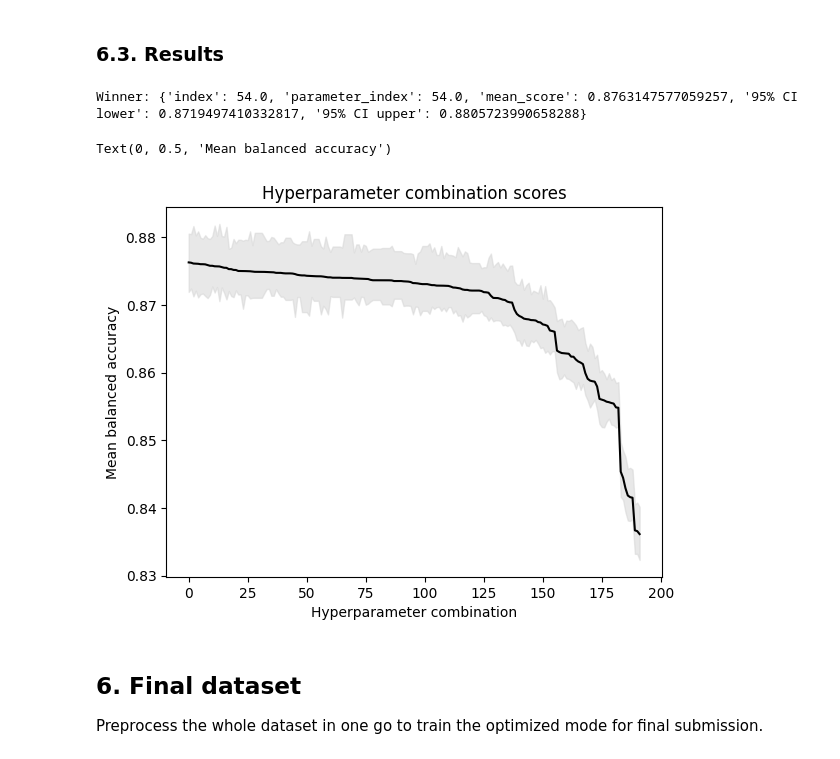
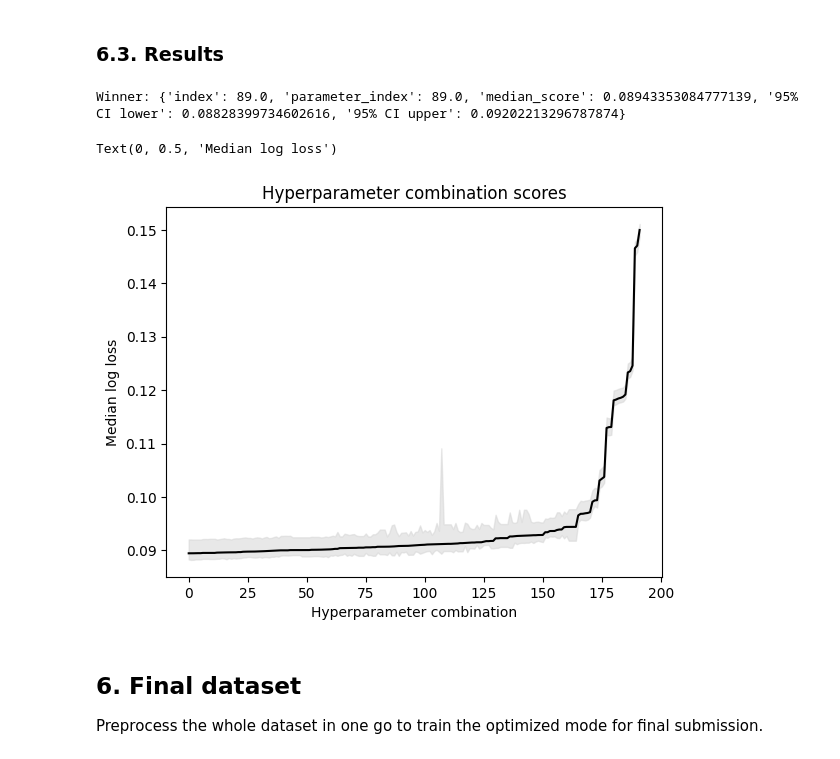
Before and after one commit to gperdrizet/student-health-risk, a Jupyter notebook: notebooks/03-data-preprocessing.ipynb, the cells around one changed output. Cells and saved outputs as stored; diff of their text form; code cells hidden in the pictures.

```diff
--- a/notebooks/03-data-preprocessing.ipynb
+++ b/notebooks/03-data-preprocessing.ipynb
@@ -96,11 +95,9 @@ continuous_features = metadata['continuous_features']
 high_cardinality_feature = metadata['high_cardinality_feature']
 label = metadata['label']
 
-# Treat 'step_count' like a continuous feature
-continuous_features += [high_cardinality_feature]
-
 print(f'Categorical features: {", ".join(categorical_features)}')
 print(f'Continuous features: {", ".join(continuous_features)}')
+print(f'High cardinality feature: {high_cardinality_feature}')
 print(f'Label: {label}')
 # %% [output]
 Categorical features: diet_type, stress_level, sleep_quality, physical_activity_level, smoking_alcohol, gender
@@ -825,22 +860,21 @@ if RUN_HYPERPARAMETER_OPTIMIZATION:
     }
 
     for idx, param_combination in enumerate(parameter_combinations):
-        print(f'Combination {idx + 1} of {len(parameter_combinations)}... ', end='\r')
-
         fold_scores = []
 
         for fold in cv_folds:
             model = HistGradientBoostingClassifier(**param_combination, random_state=315)
             model.fit(fold['x_train'], fold['y_train'])
 
-            y_pred = model.predict(fold['x_validation'])
-            score = balanced_accuracy_score(fold['y_validation'], y_pred)
+            y_pred_proba = model.predict_proba(fold['x_validation'])
+            score = log_loss(fold['y_validation'], y_pred_proba, labels=model.classes_)
             fold_scores.append(score)
 
         scores['parameter_index'].extend([idx] * len(fold_scores))
         scores['score'].extend(fold_scores)
 
-        mean_score = np.median(fold_scores)
+        median_score = np.median(fold_scores)
+        print(f'Combination {idx + 1} of {len(parameter_combinations)}: median log loss = {median_score:.4f}', end='\r')
 
     with open(HYPERPARAMETER_SCORES, 'wb') as f:
         pickle.dump(scores, f)
@@ -858,33 +894,36 @@ Wall time: 1.15 ms
 ### 6.3. Results
 # %%
 scores_df = pd.DataFrame(scores)
-mean_scores_df = scores_df.groupby('parameter_index')['score'].mean().reset_index()
-mean_scores_df.rename(columns={'score': 'mean_score'}, inplace=True)
-mean_scores_df.reset_index(inplace=True)
-mean_scores_df['95% CI lower'] = scores_df.groupby('parameter_index')['score'].apply(lambda x: np.percentile(x, 2.5)).values
-mean_scores_df['95% CI upper'] = scores_df.groupby('parameter_index')['score'].apply(lambda x: np.percentile(x, 97.5)).values
-mean_scores_df.sort_values(by='mean_score', ascending=False, inplace=True)
+median_scores_df = scores_df.groupby('parameter_index')['score'].median().reset_index()
+median_scores_df.rename(columns={'score': 'median_score'}, inplace=True)
+median_scores_df.reset_index(inplace=True)
+median_scores_df['95% CI lower'] = scores_df.groupby('parameter_index')['score'].apply(lambda x: np.percentile(x, 2.5)).values
+median_scores_df['95% CI upper'] = scores_df.groupby('parameter_index')['score'].apply(lambda x: np.percentile(x, 97.5)).values
+median_scores_df.sort_values(by='median_score', ascending=True, inplace=True)
 
-print(f'Winner: {mean_scores_df.iloc[0].to_dict()}')
+print(f'Winner: {median_scores_df.iloc[0].to_dict()}')
 
-winning_params = parameter_combinations[int(mean_scores_df.iloc[0]['index'])]
+winning_params = parameter_combinations[int(median_scores_df.iloc[0]['index'])]
+
+with open(WINNING_HYPERPARAMETERS, 'wb') as f:
+    pickle.dump(winning_params, f)
 # %% [output]
-Winner: {'index': 54.0, 'parameter_index': 54.0, 'mean_score': 0.8763147577059257, '95% CI lower': 0.8719497410332817, '95% CI upper': 0.8805723990658288}
+Winner: {'index': 89.0, 'parameter_index': 89.0, 'median_score': 0.08943353084777139, '95% CI lower': 0.08828399734602616, '95% CI upper': 0.09202213296787874}
 # %%
 plt.title('Hyperparameter combination scores')
-plt.plot(list(range(len(mean_scores_df))), mean_scores_df['mean_score'], color='black')
+plt.plot(list(range(len(median_scores_df))), median_scores_df['median_score'], color='black')
 plt.fill_between(
-    list(range(len(mean_scores_df))),
-    mean_scores_df['95% CI lower'],
-    mean_scores_df['95% CI upper'],
+    list(range(len(median_scores_df))),
+    median_scores_df['95% CI lower'],
+    median_scores_df['95% CI upper'],
     color='lightgray',
     alpha=0.5
 )
 plt.xlabel('Hyperparameter combination')
-plt.ylabel('Mean balanced accuracy')
+plt.ylabel('Median log loss')
 # %% [output]
-Text(0, 0.5, 'Mean balanced accuracy')
+Text(0, 0.5, 'Median log loss')
-[figure, old version]
+[figure, new version]
 # %% [markdown]
 ## 6. Final dataset
 
```
Also changed, not shown: parts of 20 cells of this notebook, 10 other files.
